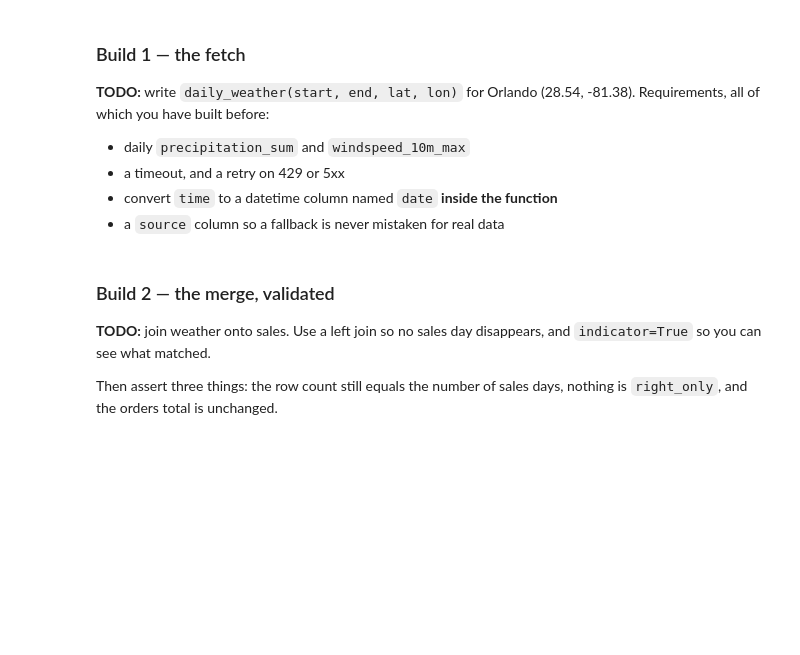
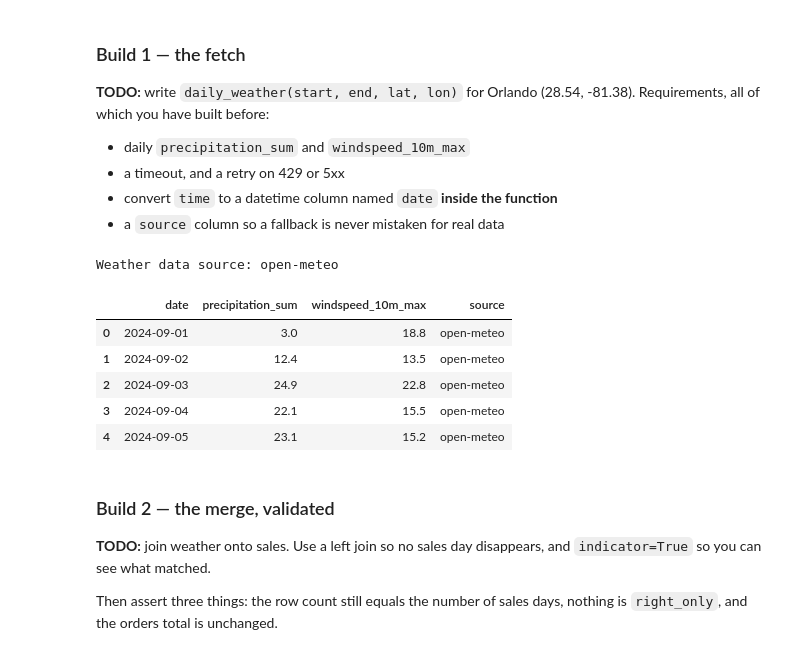
Before and after one commit to ishanallasanagala/ds2002-fa26, a Jupyter notebook: notebooks/06-midterm-walmart/2026-10-21 — Weather API Join — Studio.ipynb, the cells around one changed output. Cells and saved outputs as stored; diff of their text form; code cells hidden in the pictures; blank space fills up the shorter version.

```diff
--- a/notebooks/06-midterm-walmart/2026-10-21 — Weather API Join — Studio.ipynb
+++ b/notebooks/06-midterm-walmart/2026-10-21 — Weather API Join — Studio.ipynb
@@ -73,21 +95,59 @@ print('Rule: convert on the API side immediately, before anything else touches i
 # %%
 BASE = 'https://archive-api.open-meteo.com/v1/archive'
 RETRY_STATUSES = {429, 500, 502, 503, 504}
 
 def daily_weather(start, end, lat=28.54, lon=-81.38, tries=3):
     # TODO: build params, request with retries, raise on non-retryable status
-    # TODO: frame = pd.DataFrame(r.json()['daily'])
-    # TODO: rename 'time' -> 'date', convert to datetime, add source='open-meteo'
-    pass
+    params = {
+        'latitude': lat,
+        'longitude': lon,
+        'start_date': start,
+        'end_date': end,
+        'daily': 'precipitation_sum,windspeed_10m_max',
+        'timezone': 'America/New_York',
+    }
+    for attempt in range(tries):
+        try:
+            r = requests.get(BASE, params=params, timeout=15)
+            if r.status_code == 200:
+                # TODO: frame = pd.DataFrame(r.json()['daily'])
+                frame = pd.DataFrame(r.json()['daily'])
+                # TODO: rename 'time' -> 'date', convert to datetime, add source='open-meteo'
+                frame = frame.rename(columns={'time': 'date'})
+                frame['date'] = pd.to_datetime(frame['date'])
+                frame['source'] = 'open-meteo'
+                return frame
+            if r.status_code not in RETRY_STATUSES:
+                raise RuntimeError(f"Status {r.status_code}: {r.text[:200]}")
+        except requests.RequestException:
+            pass
+        time.sleep(attempt + 1)
+    raise RuntimeError(f"All {tries} attempts failed")
 
 FALLBACK = pd.DataFrame({
     'date': pd.date_range('2024-09-01', periods=14),
     'precipitation_sum': [0, 0, 2, 1, 8, 45, 120, 30, 2, 0, 0, 1, 0, 0],
     'windspeed_10m_max': [12, 14, 15, 18, 26, 44, 71, 38, 20, 15, 13, 14, 12, 11],
     'source': 'fallback sample',
 })
 
 # TODO: try the real call, fall back to FALLBACK, and print which one you got
+try:
+    wx = daily_weather('2024-09-01', '2024-09-14')
+except Exception as e:
+    print(f'API call failed ({e}), using fallback.')
+    wx = FALLBACK.copy()
+
+print('Weather data source:', wx['source'].iloc[0])
+wx.head()
+# %% [output]
+Weather data source: open-meteo
+|  | date | precipitation_sum | windspeed_10m_max | source |
+| 0 | 2024-09-01 | 3.0 | 18.8 | open-meteo |
+| 1 | 2024-09-02 | 12.4 | 13.5 | open-meteo |
+| 2 | 2024-09-03 | 24.9 | 22.8 | open-meteo |
+| 3 | 2024-09-04 | 22.1 | 15.5 | open-meteo |
+| 4 | 2024-09-05 | 23.1 | 15.2 | open-meteo |
 # %% [markdown]
 ### Build 2 — the merge, validated
 
```
Also changed, not shown: parts of 18 cells of this notebook.
